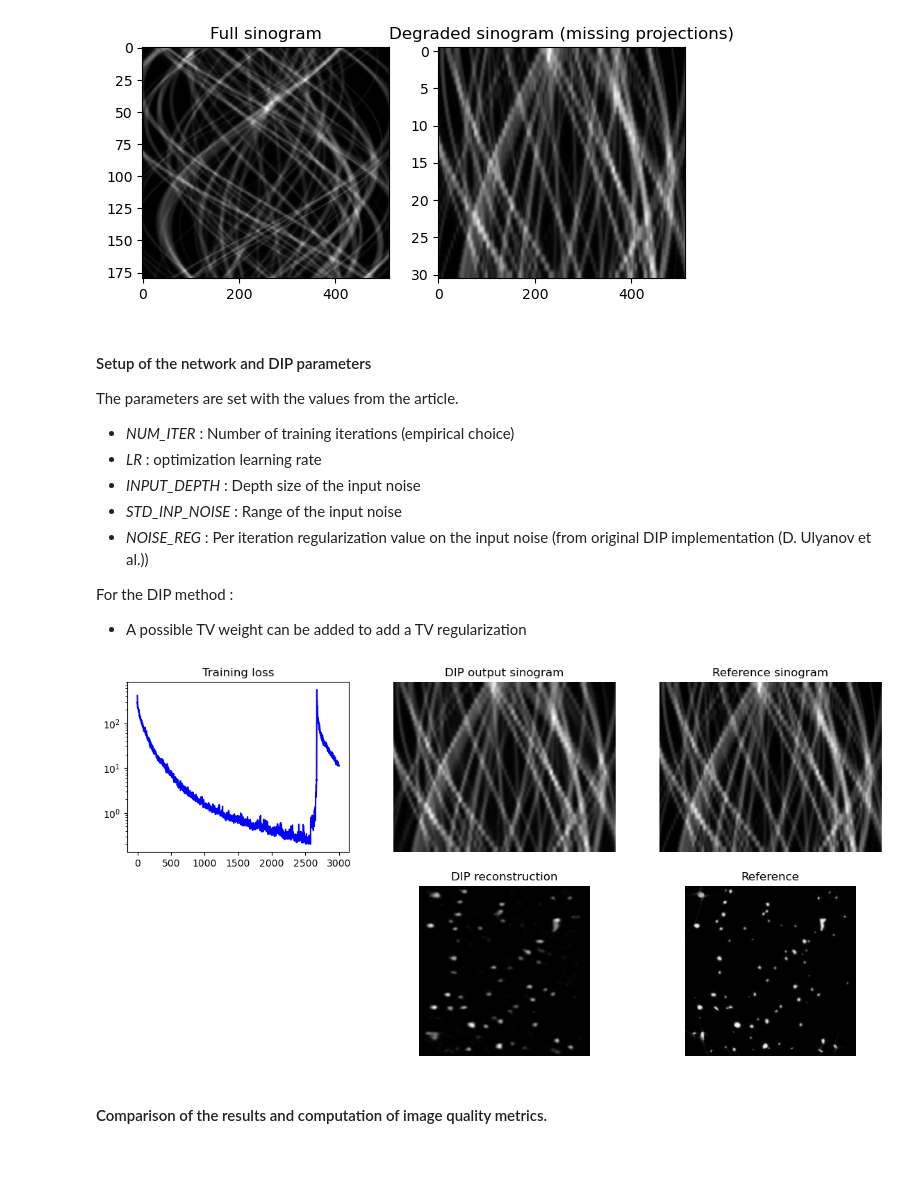
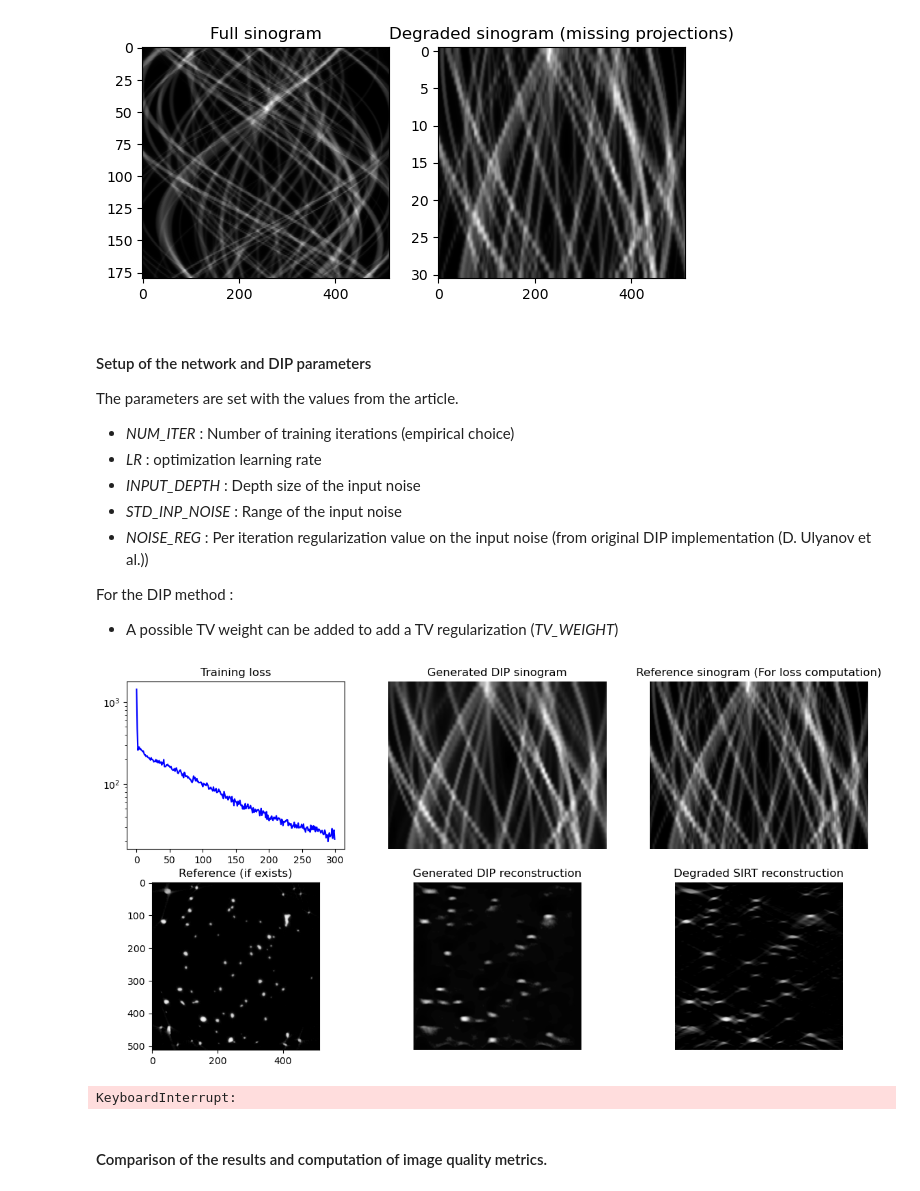
Before and after one commit to CEA-MetroCarac/DL_etomo, a Jupyter notebook: Notebooks/Simulated/simu_dip_reconstruction.ipynb, the cells around one changed output. Drawn from its saved outputs; the diff is of its cells as text; code cells hidden in the pictures; blank space fills up the shorter version.

Commit message:
plot update

```diff
--- a/Notebooks/Simulated/simu_dip_reconstruction.ipynb
+++ b/Notebooks/Simulated/simu_dip_reconstruction.ipynb
@@ -63,6 +63,8 @@ SELECT = {
 
 degraded_sino = SELECT[ACQUISITION_CASE][0]
 THETA = SELECT[ACQUISITION_CASE][1]
+
+degraded_sirt = Radon2D(angle=np.deg2rad(THETA), size=512).backward_sirt_ts(degraded_sino)
 # %%
 fig, ((ax0, ax1)) = plt.subplots(1, 2, figsize = (7,3))
 
@@ -85,14 +87,14 @@ The parameters are set with the values from the article.
 - *NOISE_REG* : Per iteration regularization value on the input noise (from original DIP implementation (D. Ulyanov et al.))
 
 For the DIP method :
-- A possible TV weight can be added to add a TV regularization
+- A possible TV weight can be added to add a TV regularization (*TV_WEIGHT*)
 # %%
 NUM_ITER = 3000
-# NUM_ITER = 500
 LR = 0.01
 INPUT_DEPTH = 32
 STD_INP_NOISE = 1./10.
 NOISE_REG = 1./30.
+TV_WEIGHT = 0.0 # Optionnal
 # %%
 n_scale = 4
 ud_filters=[16,32,64,128]
@@ -105,17 +107,18 @@ network = model_unet(input_shape=INPUT_DEPTH, output_shape=1,
 # %%
 output = dip_reconstruction(NUM_ITER, LR, 512, STD_INP_NOISE, NOISE_REG,
                             np.flip(THETA), INPUT_DEPTH,
-                            degraded_sino, reference_sirt, network, DISPLAY=True,
-                            SHOW_EVERY=100, tv_weight=0.0)
+                            degraded_sino, degraded_sirt, reference_sirt, network, DISPLAY=True,
+                            SHOW_EVERY=100, tv_weight=TV_WEIGHT)
 
 best_loss   = output['best_loss']
 best_output = output['best_output']
 best_i      = output['best_i']
 loss_values = output['loss_values']
 net_trained = output['net']
 best_input  = output['best_input']
 # %% [output]
-[figure, old version]
+[figure, new version]
+KeyboardInterrupt:
 # %% [markdown]
 #### Comparison of the results and computation of image quality metrics.
 # %%
```
Also changed, not shown: parts of 1 cell of this notebook, 2 other files.
